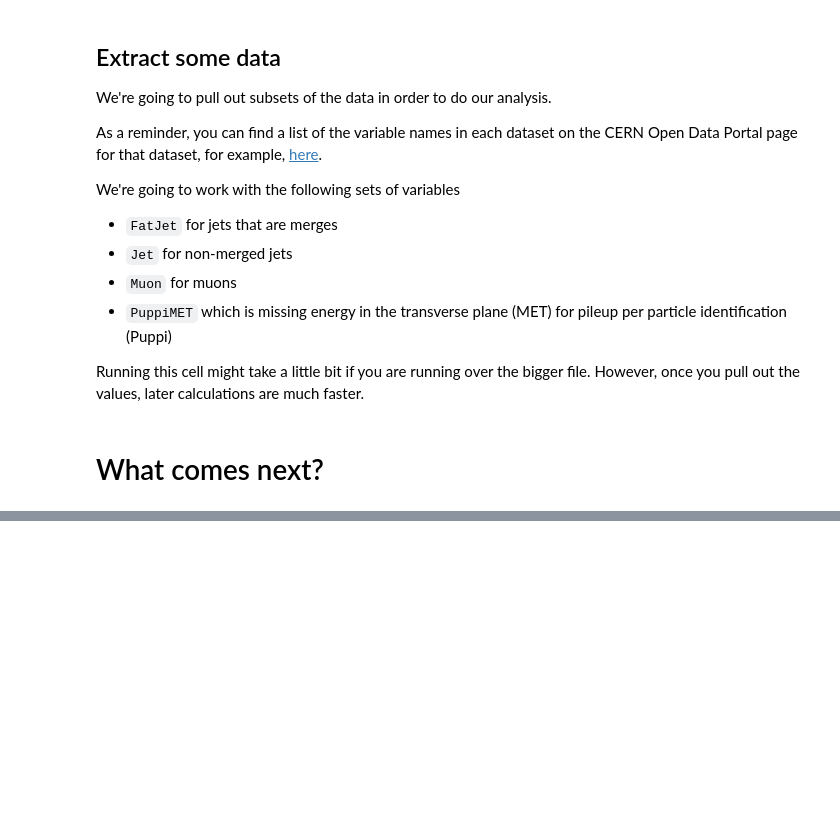
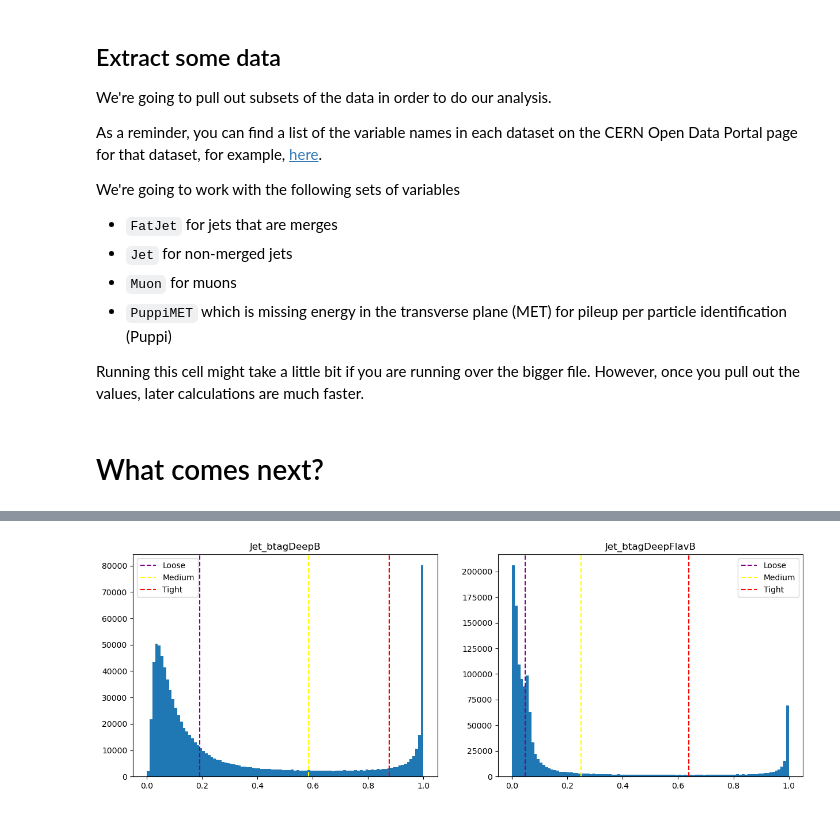
Before and after one commit to mattbellis/CMS-top-BNV2, a Jupyter notebook: analysis_template_Collin.ipynb, the cells around one changed output, grey strips where cells are left out. Saved outputs shown, nothing was run; the diff lists cells and outputs as text; code cells hidden in the pictures; blank space fills up the shorter version.

```diff
--- a/analysis_template_Collin.ipynb
+++ b/analysis_template_Collin.ipynb
@@ -200,0 +652,27 @@ met_phi = events['PuppiMET_phi'].array()
+# %%
+jet_btagB = events["Jet_btagDeepB"].array()
+jet_btag_flavB = events["Jet_btagDeepFlavB"].array()
+x_vals = {
+    "Loose": [0.1918, 0.0480, "purple"],
+    "Medium": [0.5847, 0.2489, "yellow"],
+    "Tight": [0.8767, 0.6377, "red"]
+}
+# %%
+plt.figure(figsize=(15,5))
+plt.subplot(1,2,1)
+
+plt.hist(ak.flatten(jet_btagB), bins=100, range=(0,1));
+for val in x_vals:
+    plt.axvline(x_vals[val][0], color=x_vals[val][-1], linestyle='--', label=val)
+plt.title("Jet_btagDeepB")
+plt.legend();
+
+plt.subplot(1,2,2)
+
+plt.hist(ak.flatten(jet_btag_flavB), bins=100, range=(0,1));
+for val in x_vals:
+    plt.axvline(x_vals[val][1], color=x_vals[val][-1], linestyle='--', label=val)
+plt.title("Jet_btagDeepFlavB")
+plt.legend();
+# %% [output]
+[figure, added]
```
Also changed, not shown: parts of 23 cells of this notebook.
